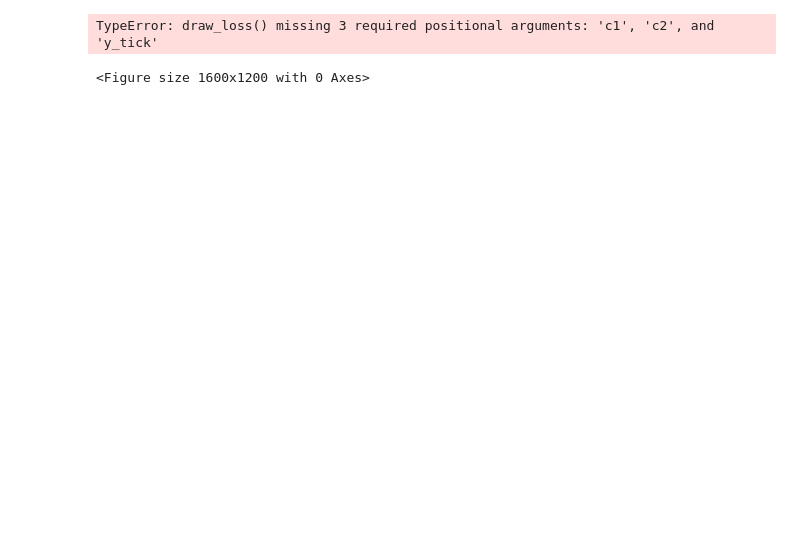
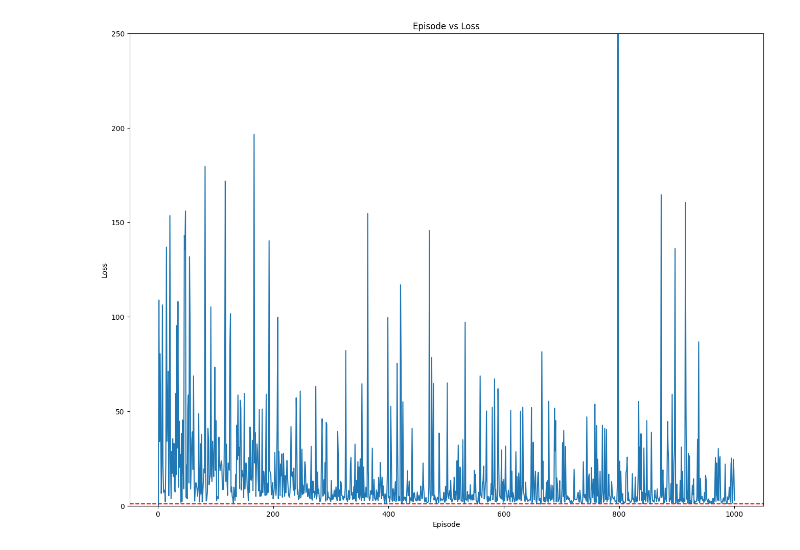
Before and after one commit to ryanyhliu/UoL, a Jupyter notebook: COMP532/AS02/_Kevin/draw.ipynb, the cells around one changed output. Saved outputs shown, nothing was run; the diff lists cells and outputs as text; code cells hidden in the pictures; blank space fills up the shorter version.

```diff
--- a/COMP532/AS02/_Kevin/draw.ipynb
+++ b/COMP532/AS02/_Kevin/draw.ipynb
@@ -4,7 +4,7 @@ import pandas as pd
 import matplotlib.pyplot as plt
 import numpy as np
 
-data_file = 'rewards.csv'
+data_file = 'rewards1.csv'
 rewards_data = pd.read_csv(data_file, header=0)
 rewards_data = rewards_data.dropna()
 # rewards_data["loss"] = rewards_data["tensor_loss1"].str.split("(").str[1].astype(float)
@@ -16,34 +16,33 @@ plt.figure(figsize=(16, 12))
 def draw_fig(c1: int, c2: int, y_tick: int, horizontal_line: bool = False):
     plt.xlabel(rewards_data.columns.values[c1])
     plt.ylabel(rewards_data.columns.values[c2])
     plt.title('{} vs {}'.format(rewards_data.columns.values[c1], rewards_data.columns.values[c2]))
     y_min = rewards_data.iloc[:,c2].min()
-    y_max = rewards_data.iloc[:,c2].max()
-    y_ticks = np.linspace(y_min, y_max, y_tick)
+    y_max = min(rewards_data.iloc[:,c2].max(), 250)
+    y_ticks = [0, 50, 100, 150, 200, 250]  # Specify the desired y-axis ticks
     plt.yticks(y_ticks)
     plt.ylim(y_min, y_max)
 
     plt.plot(rewards_data.iloc[:,0], rewards_data.iloc[:,2])
     # draw a horizontal line
     if horizontal_line:
         plt.axhline(y=1, color='r', linestyle='--')
     plt.show()
 
 
 # add label of the line
 # plt.text(0, 1, 'loss=1', color='r', fontsize=12)
 # plt.xlabel('episode')
 # plt.ylabel('total reward')
 # plt.title('total reward vs episode')
 def draw_reward():
     plt.xlabel('episode')
     plt.ylabel('total reward')
     plt.title('episode vs total reward')
     plt.plot(rewards_data['episode'], rewards_data['total_reward'])
     plt.show()
 
 # draw_reward()
 draw_fig(0,2, 10, True)
 # %% [output]
-TypeError: draw_loss() missing 3 required positional arguments: 'c1', 'c2', and 'y_tick'
-<Figure size 1600x1200 with 0 Axes>
+[figure, added]
```
Also changed, not shown: 35 other files.
